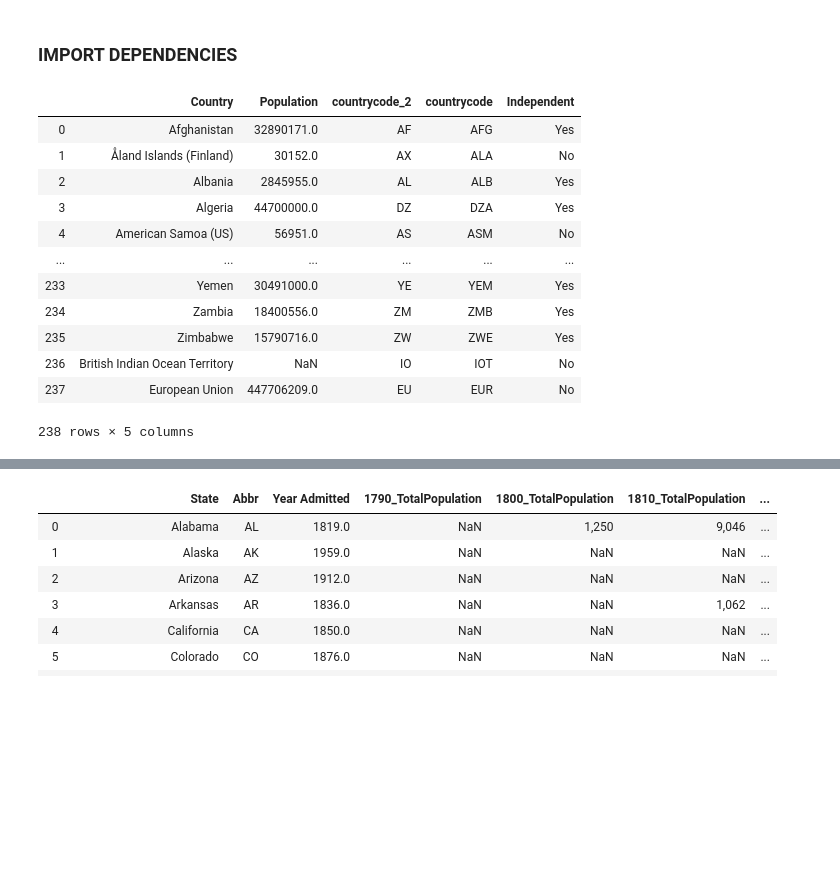
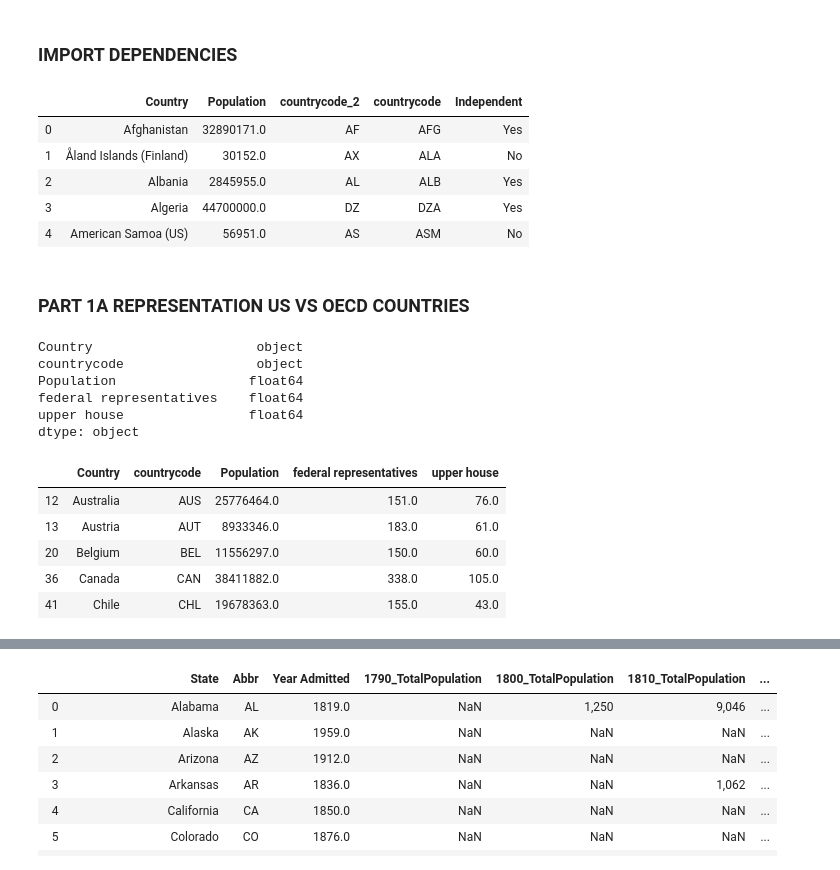
Before and after one commit to eobianyor/Representation, a Jupyter notebook: DataManipulation.ipynb, the cells around one changed output, grey strips where cells are left out. Cells and saved outputs as stored; diff of their text form; code cells hidden in the pictures; blank space fills up the shorter version.

Commit message:
More data wrangling

```diff
--- a/DataManipulation.ipynb
+++ b/DataManipulation.ipynb
@@ -42,18 +42,54 @@ USStatesCongressionalSeatsHistory_df = pd.read_csv(path5, encoding = "ISO-8859-1
 USStatesPopulation_df = pd.read_csv(path6, encoding = "ISO-8859-1")
 USStatesPopulationHistoric_df = pd.read_csv(path7, encoding = "ISO-8859-1")
 # %%
-CountriesPopulation_df
+CountriesPopulation_df.head()
 # %% [output]
 |  | Country | Population | countrycode_2 | countrycode | Independent |
 | 0 | Afghanistan | 32890171.0 | AF | AFG | Yes |
 | 1 | Åland Islands (Finland) | 30152.0 | AX | ALA | No |
 | 2 | Albania | 2845955.0 | AL | ALB | Yes |
 | 3 | Algeria | 44700000.0 | DZ | DZA | Yes |
 | 4 | American Samoa (US) | 56951.0 | AS | ASM | No |
-| ... | ... | ... | ... | ... | ... |
-| 233 | Yemen | 30491000.0 | YE | YEM | Yes |
-| 234 | Zambia | 18400556.0 | ZM | ZMB | Yes |
-| 235 | Zimbabwe | 15790716.0 | ZW | ZWE | Yes |
-| 236 | British Indian Ocean Territory | NaN | IO | IOT | No |
-| 237 | European Union | 447706209.0 | EU | EUR | No |
-238 rows × 5 columns
+# %% [markdown]
+### PART 1A REPRESENTATION US VS OECD COUNTRIES
+# %%
+
+# Combine the data into a single dataset
+OECDCountriesPopCongressionalSeats_df = pd.merge(CountriesPopulation_df, OECD_Countries_df, how='left', on='countrycode')
+
+# Getting rid of columns we don't need
+OECDCountriesPopCongressionalSeats_df = OECDCountriesPopCongressionalSeats_df[['Country', 'countrycode', 'Population', 'federal representatives', 'upper house']]
+
+# Renaming columns
+OECDCountriesPopCongressionalSeats_df = OECDCountriesPopCongressionalSeats_df.rename(columns={'federal representatives': 'federal representatives', 'upper house': 'upper house'})
+
+# Remove any blanks, reset
+OECDCountriesPopCongressionalSeats_df = OECDCountriesPopCongressionalSeats_df.dropna(how='any')
+OECDCountriesPopCongressionalSeats_df.reset_index()
+OECDCountriesPopCongressionalSeats_df
+# print(CountriesPopulationCongressionalSeats_df.dtypes)
+
+# Convert object to numeric
+OECDCountriesPopCongressionalSeats_df['Population'] = OECDCountriesPopCongressionalSeats_df['Population'].apply(pd.to_numeric, errors='coerce')
+
+# Round numbers
+OECDCountriesPopCongressionalSeats_df['Population'] = round(OECDCountriesPopCongressionalSeats_df['Population'], 0)
+OECDCountriesPopCongressionalSeats_df['federal representatives'] = round(OECDCountriesPopCongressionalSeats_df['federal representatives'], 0)
+OECDCountriesPopCongressionalSeats_df['upper house'] = round(OECDCountriesPopCongressionalSeats_df['upper house'], 0)
+
+
+print(OECDCountriesPopCongressionalSeats_df.dtypes)
+OECDCountriesPopCongressionalSeats_df.head()
+# %% [output]
+Country                     object
+countrycode                 object
+Population                 float64
+federal representatives    float64
+upper house                float64
+dtype: object
+|  | Country | countrycode | Population | federal representatives | upper house |
+| 12 | Australia | AUS | 25776464.0 | 151.0 | 76.0 |
+| 13 | Austria | AUT | 8933346.0 | 183.0 | 61.0 |
+| 20 | Belgium | BEL | 11556297.0 | 150.0 | 60.0 |
+| 36 | Canada | CAN | 38411882.0 | 338.0 | 105.0 |
+| 41 | Chile | CHL | 19678363.0 | 155.0 | 43.0 |
```
Also changed, not shown: parts of 10 cells of this notebook, 1 other file.
